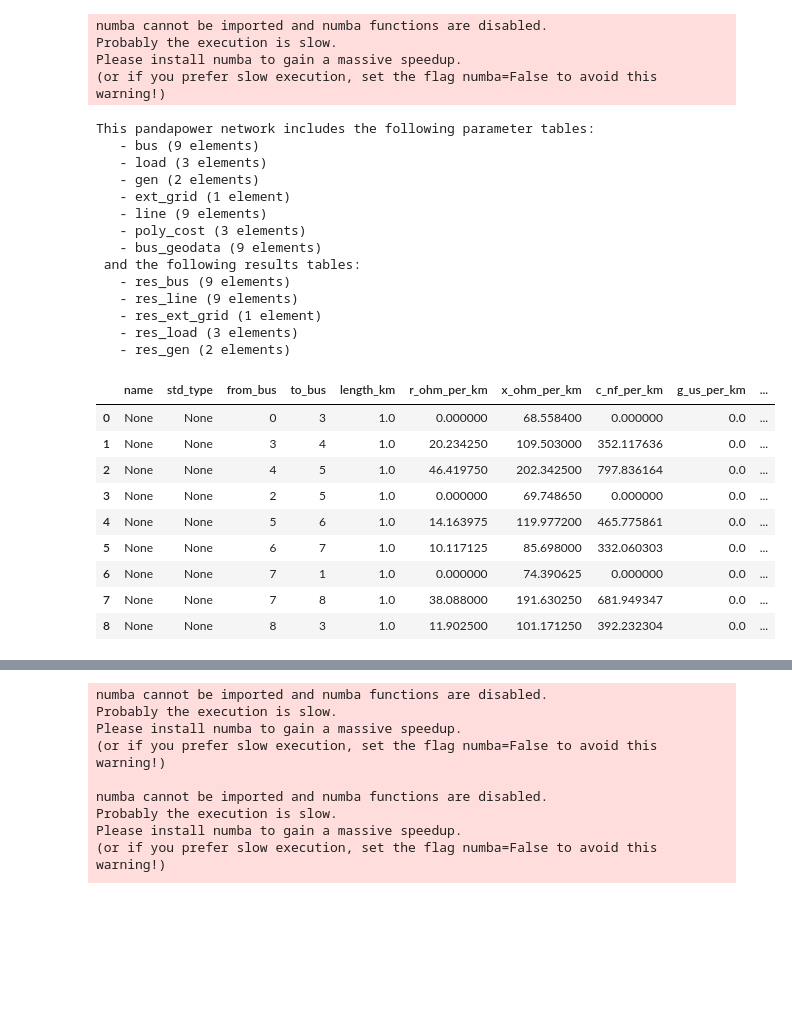
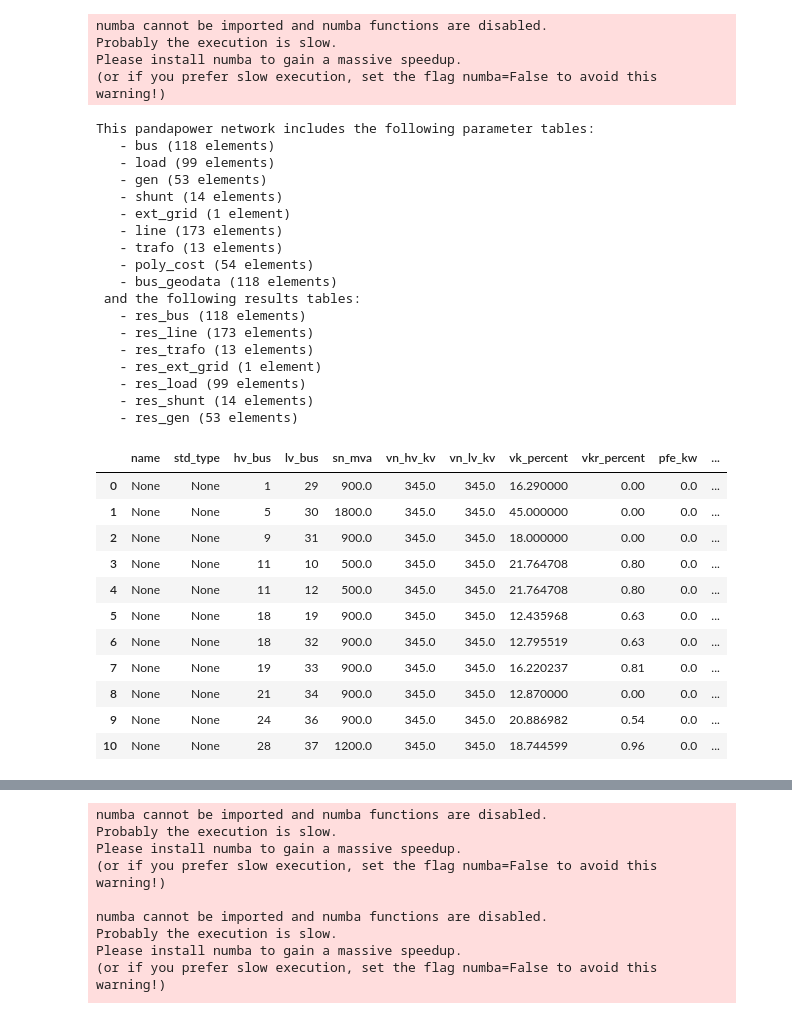
Before and after one commit to nensanc/PowerSystem, a Jupyter notebook: data analytics/example_pandapower.ipynb, the cells around one changed output, grey strips where cells are left out. Drawn from its saved outputs; the diff is of its cells as text; code cells hidden in the pictures; blank space fills up the shorter version.

```diff
--- a/data analytics/example_pandapower.ipynb
+++ b/data analytics/example_pandapower.ipynb
@@ -7,7 +7,7 @@ from pandas import read_csv
 import matplotlib.pyplot as plt
 import numpy as np
 # cargamos el modelo eléctrico
-net = pp_net.case9()
+net = pp_net.case118()
 net.line.iloc[:, list(net.line.columns).index('max_i_ka')] = net.line.iloc[:, list(net.line.columns).index('max_i_ka')]
 net.bus.iloc[:, list(net.bus.columns).index('max_vm_pu')] = 1.1
 net.bus.iloc[:, list(net.bus.columns).index('min_vm_pu')] = 0.9
@@ -19,32 +19,38 @@ Probably the execution is slow.
 Please install numba to gain a massive speedup.
 (or if you prefer slow execution, set the flag numba=False to avoid this warning!)
 This pandapower network includes the following parameter tables:
-   - bus (9 elements)
-   - load (3 elements)
-   - gen (2 elements)
+   - bus (118 elements)
+   - load (99 elements)
+   - gen (53 elements)
+   - shunt (14 elements)
    - ext_grid (1 element)
-   - line (9 elements)
-   - poly_cost (3 elements)
-   - bus_geodata (9 elements)
+   - line (173 elements)
+   - trafo (13 elements)
+   - poly_cost (54 elements)
+   - bus_geodata (118 elements)
  and the following results tables:
-   - res_bus (9 elements)
-   - res_line (9 elements)
+   - res_bus (118 elements)
+   - res_line (173 elements)
+   - res_trafo (13 elements)
    - res_ext_grid (1 element)
-   - res_load (3 elements)
-   - res_gen (2 elements)
+   - res_load (99 elements)
+   - res_shunt (14 elements)
+   - res_gen (53 elements)
 # %%
-net.line
+net.trafo
 # %% [output]
-|  | name | std_type | from_bus | to_bus | length_km | r_ohm_per_km | x_ohm_per_km | c_nf_per_km | g_us_per_km | ... |
-| 0 | None | None | 0 | 3 | 1.0 | 0.000000 | 68.558400 | 0.000000 | 0.0 | ... |
-| 1 | None | None | 3 | 4 | 1.0 | 20.234250 | 109.503000 | 352.117636 | 0.0 | ... |
-| 2 | None | None | 4 | 5 | 1.0 | 46.419750 | 202.342500 | 797.836164 | 0.0 | ... |
-| 3 | None | None | 2 | 5 | 1.0 | 0.000000 | 69.748650 | 0.000000 | 0.0 | ... |
-| 4 | None | None | 5 | 6 | 1.0 | 14.163975 | 119.977200 | 465.775861 | 0.0 | ... |
-| 5 | None | None | 6 | 7 | 1.0 | 10.117125 | 85.698000 | 332.060303 | 0.0 | ... |
-| 6 | None | None | 7 | 1 | 1.0 | 0.000000 | 74.390625 | 0.000000 | 0.0 | ... |
-| 7 | None | None | 7 | 8 | 1.0 | 38.088000 | 191.630250 | 681.949347 | 0.0 | ... |
-| 8 | None | None | 8 | 3 | 1.0 | 11.902500 | 101.171250 | 392.232304 | 0.0 | ... |
+|  | name | std_type | hv_bus | lv_bus | sn_mva | vn_hv_kv | vn_lv_kv | vk_percent | vkr_percent | pfe_kw | ... |
+| 0 | None | None | 1 | 29 | 900.0 | 345.0 | 345.0 | 16.290000 | 0.00 | 0.0 | ... |
+| 1 | None | None | 5 | 30 | 1800.0 | 345.0 | 345.0 | 45.000000 | 0.00 | 0.0 | ... |
+| 2 | None | None | 9 | 31 | 900.0 | 345.0 | 345.0 | 18.000000 | 0.00 | 0.0 | ... |
+| 3 | None | None | 11 | 10 | 500.0 | 345.0 | 345.0 | 21.764708 | 0.80 | 0.0 | ... |
+| 4 | None | None | 11 | 12 | 500.0 | 345.0 | 345.0 | 21.764708 | 0.80 | 0.0 | ... |
+| 5 | None | None | 18 | 19 | 900.0 | 345.0 | 345.0 | 12.435968 | 0.63 | 0.0 | ... |
+| 6 | None | None | 18 | 32 | 900.0 | 345.0 | 345.0 | 12.795519 | 0.63 | 0.0 | ... |
+| 7 | None | None | 19 | 33 | 900.0 | 345.0 | 345.0 | 16.220237 | 0.81 | 0.0 | ... |
+| 8 | None | None | 21 | 34 | 900.0 | 345.0 | 345.0 | 12.870000 | 0.00 | 0.0 | ... |
+| 9 | None | None | 24 | 36 | 900.0 | 345.0 | 345.0 | 20.886982 | 0.54 | 0.0 | ... |
+| 10 | None | None | 28 | 37 | 1200.0 | 345.0 | 345.0 | 18.744599 | 0.96 | 0.0 | ... |
 # %%
 net.res_line
 # %% [output]
```
Also changed, not shown: 9 other files.
